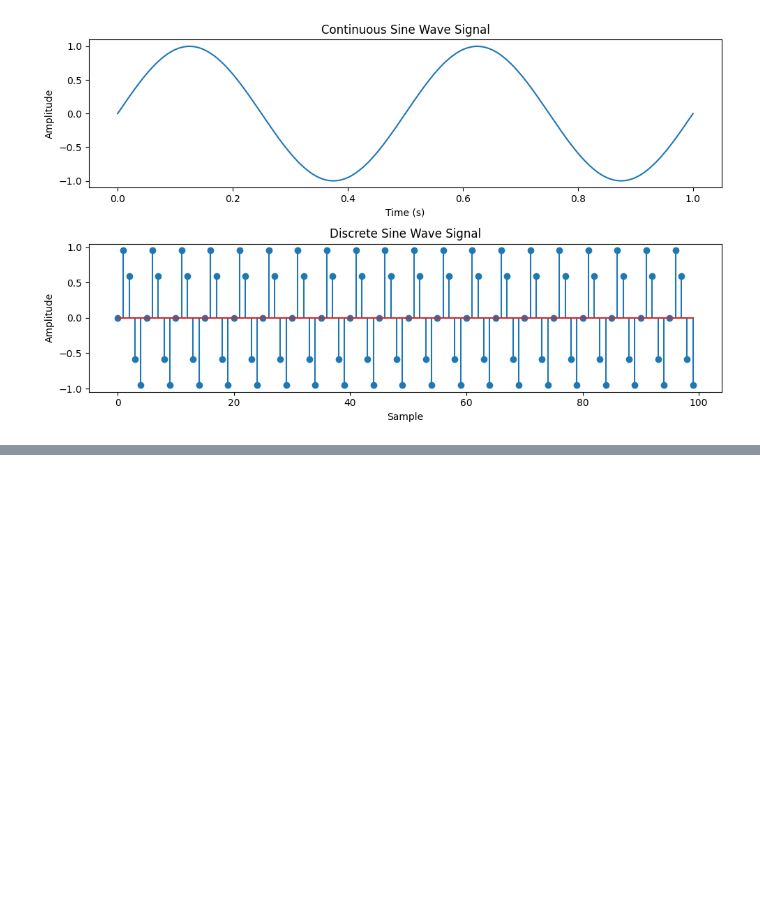
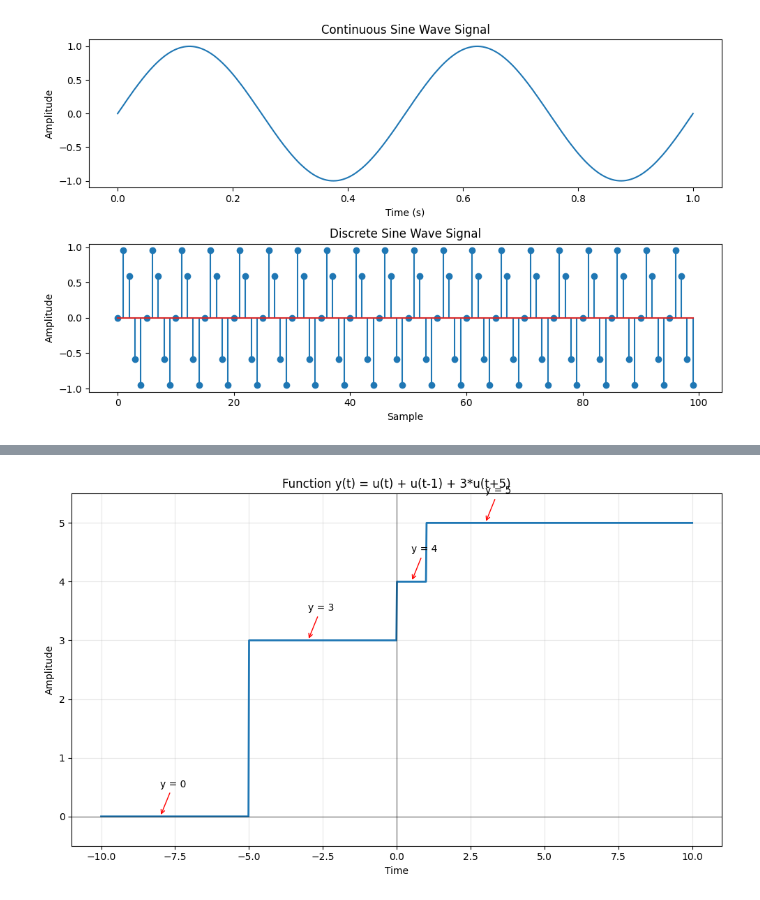
Before and after one commit to JahnviAghera/DSIP, a Jupyter notebook: experiment_01/experiment_01.ipynb, the cells around one changed output, grey strips where cells are left out. Cells and saved outputs as stored; diff of their text form; code cells hidden in the pictures; blank space fills up the shorter version.

```diff
--- a/experiment_01/experiment_01.ipynb
+++ b/experiment_01/experiment_01.ipynb
@@ -504,0 +529,53 @@ plt.show()
+# %%
+import numpy as np
+import matplotlib.pyplot as plt
+
+def simulate_unit_step_combination(time):
+    """Simulate y(t) = u(t) + u(t-1) + 3*u(t+5)"""
+    y = np.zeros_like(time)
+
+    # u(t): step at t=0
+    y[time >= 0] += 1
+
+    # u(t-1): step at t=1
+    y[time >= 1] += 1
+
+    # 3*u(t+5): step at t=-5 with amplitude 3
+    y[time >= -5] += 3
+
+    return y
+
+# Define the time range
+time = np.linspace(-10, 10, 1000)
+
+# Simulate the function
+function_values = simulate_unit_step_combination(time)
+
+# Plot and display the function
+plt.figure(figsize=(10, 6))
+plt.plot(time, function_values, linewidth=2)
+plt.title('Function y(t) = u(t) + u(t-1) + 3*u(t+5)')
+plt.xlabel('Time')
+plt.ylabel('Amplitude')
+plt.ylim([-0.5, 5.5])
+plt.grid(True, alpha=0.3)
+plt.axhline(y=0, color='k', linewidth=0.5)
+plt.axvline(x=0, color='k', linewidth=0.5)
+
+# Add annotations for key points
+plt.annotate('y = 0', xy=(-8, 0), xytext=(-8, 0.5),
+             arrowprops=dict(arrowstyle='->', color='red'))
+plt.annotate('y = 3', xy=(-3, 3), xytext=(-3, 3.5),
+             arrowprops=dict(arrowstyle='->', color='red'))
+plt.annotate('y = 4', xy=(0.5, 4), xytext=(0.5, 4.5),
+             arrowprops=dict(arrowstyle='->', color='red'))
+plt.annotate('y = 5', xy=(3, 5), xytext=(3, 5.5),
+             arrowprops=dict(arrowstyle='->', color='red'))
+
+plt.tight_layout()
+plt.show()
+
+# Save the function values (optional)
+# np.savetxt('unit_step_combination.txt', function_values, delimiter=',')
+# %% [output]
+[figure, added]
```
Also changed, not shown: parts of 13 cells of this notebook.
